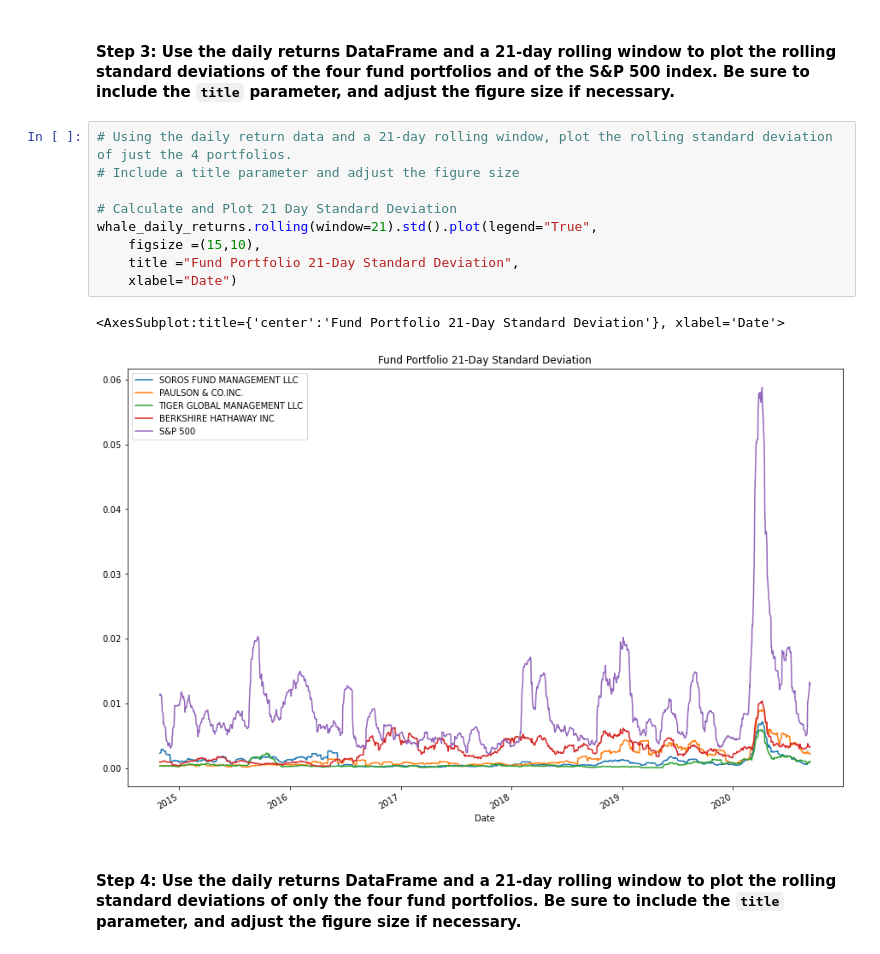
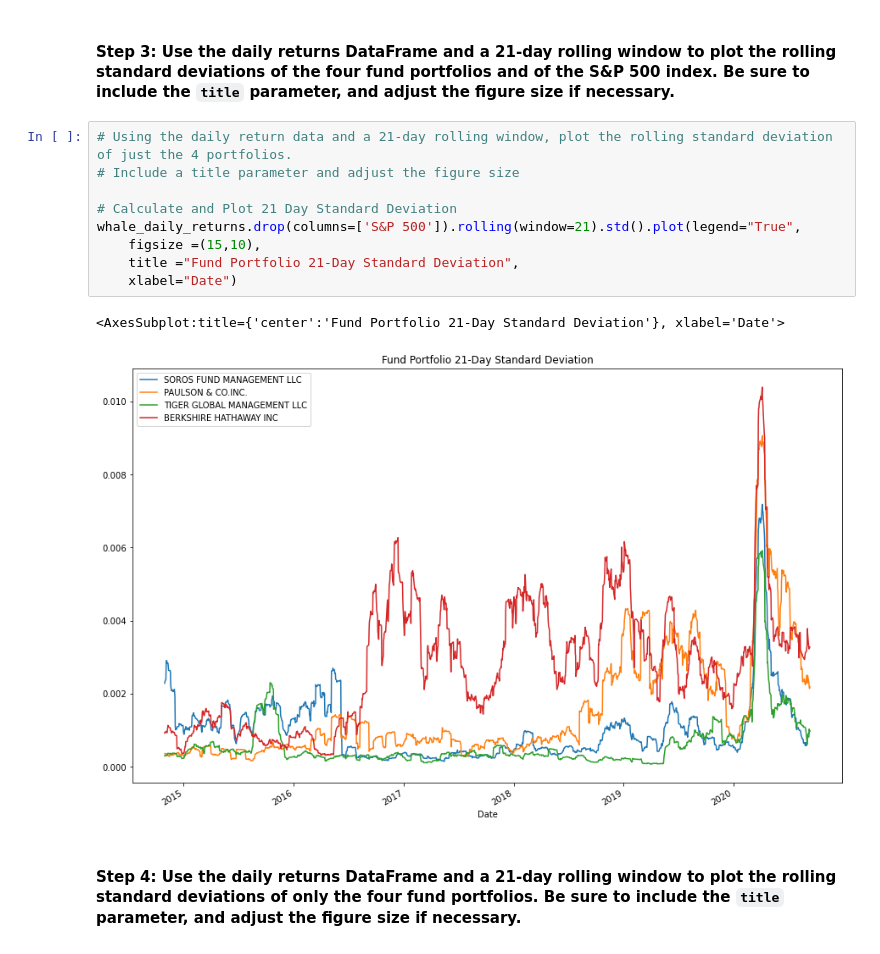
Before and after one commit to douglasg-fintec/Portfolio_Managment, a Jupyter notebook: risk_return_analysis.ipynb, the cells around one changed output. Cells and saved outputs as stored; diff of their text form.

```diff
--- a/risk_return_analysis.ipynb
+++ b/risk_return_analysis.ipynb
@@ -339,14 +339,14 @@ dtype: float64
 # %%
 # Using the daily return data and a 21-day rolling window, plot the rolling standard deviation of just the 4 portfolios.
 # Include a title parameter and adjust the figure size
 
 # Calculate and Plot 21 Day Standard Deviation
-whale_daily_returns.rolling(window=21).std().plot(legend="True",
+whale_daily_returns.drop(columns=['S&P 500']).rolling(window=21).std().plot(legend="True",
     figsize =(15,10),
     title ="Fund Portfolio 21-Day Standard Deviation",
     xlabel="Date")
 # %% [output]
 <AxesSubplot:title={'center':'Fund Portfolio 21-Day Standard Deviation'}, xlabel='Date'>
-[figure, old version]
+[figure, new version]
 # %% [markdown]
 #### Step 4: Use the daily returns DataFrame and a 21-day rolling window to plot the rolling standard deviations of only the four fund portfolios. Be sure to include the `title` parameter, and adjust the figure size if necessary.
```
Also changed, not shown: parts of 16 cells of this notebook.
